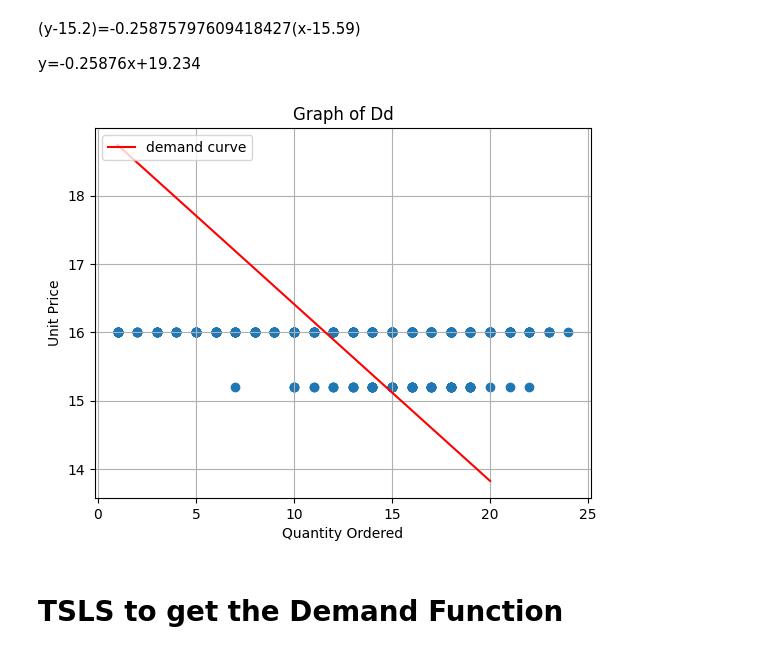
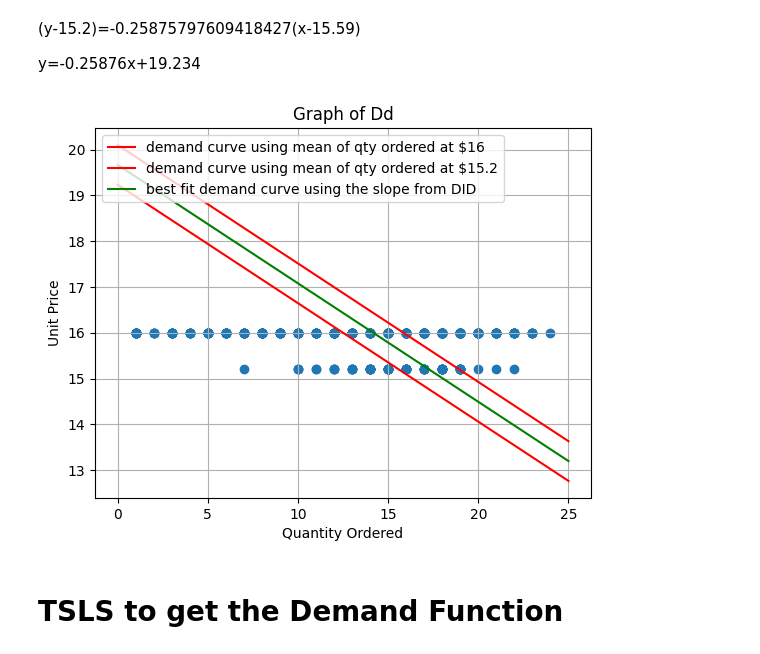
Before and after one commit to Alphteow/EconsModel, a Jupyter notebook: Econ_Group_Project3.ipynb, the cells around one changed output. Drawn from its saved outputs; the diff is of its cells as text; code cells hidden in the pictures.

Commit message:
added best fit

```diff
--- a/Econ_Group_Project3.ipynb
+++ b/Econ_Group_Project3.ipynb
@@ -258,4 +258,4 @@ elasticity
 df_region_2 = df[df['Region'].isin([2])]
 
 
-df_region_2.describe()
+mean_of_16 = df_region_2.describe().loc['mean', 'Quantity Ordered']
@@ -272,4 +262,4 @@ df_region_2.describe()
 # %%
 df_region_3 = df[(df['Region'] == 3) & (df['Unit Price'] == 15.2)]
 
-df_region_3.describe()
+mean_of_discount = df_region_3.describe().loc['mean', 'Quantity Ordered']
@@ -287,18 +267,25 @@ df_region_3.describe()
 <p>(y-15.2)=-0.25875797609418427(x-15.59)</p>
 <p>y=-0.25876x+19.234</p>
 # %%
-x = np.linspace(1,20,100)
-y = elasticity*x+19
-plt.plot(x, y, '-r', label='demand curve')
+intercept_1 = elasticity*(mean_of_16*-1)+16
+intercept_2 = elasticity*(mean_of_discount*-1)+15.2
+
+x = np.linspace(0,25,100)
+y_16 = elasticity*x+intercept_1
+y_discount = elasticity*x+intercept_2
+best_fit = elasticity*x+((intercept_1+intercept_2)/2)
+plt.plot(x, y_16, '-r', label='demand curve using mean of qty ordered at $16')
+plt.plot(x, y_discount, '-r', label='demand curve using mean of qty ordered at $15.2')
+plt.plot(x, best_fit, '-g', label='best fit demand curve using the slope from DID')
 plt.scatter(df['Quantity Ordered'], df['Unit Price'])
 plt.title('Graph of Dd')
 plt.xlabel('Quantity Ordered')
 plt.ylabel('Unit Price')
 plt.legend(loc='upper left')
 plt.grid()
 plt.show()
 # %% [output]
-[figure, old version]
+[figure, new version]
 # %% [markdown]
 # TSLS to get the Demand Function
 # %%
```
Also changed, not shown: parts of 2 cells of this notebook.
